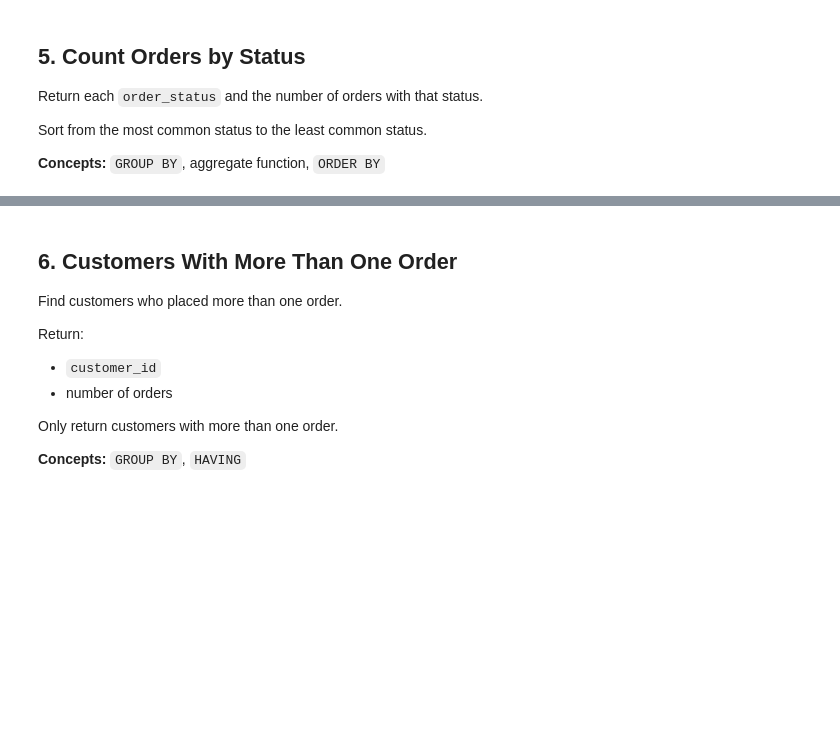
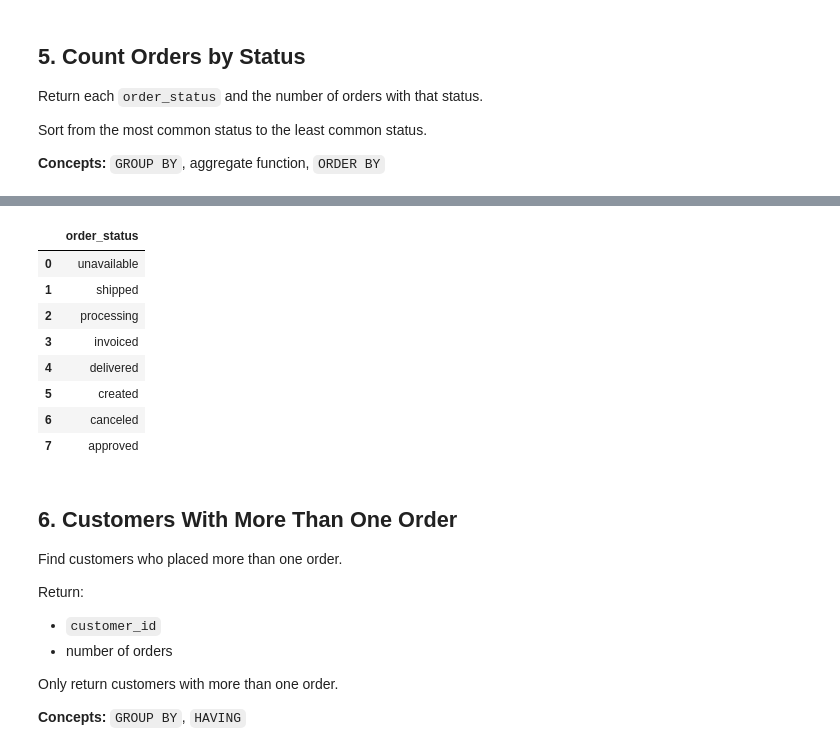
Before and after one commit to Thomasayanfeoluwa/2026-Python-Training-Class---Tutorial-For-Beginners, a Jupyter notebook: OLISTs/exercises_solutions/olists_exercises.ipynb, the cells around one changed output, grey strips where cells are left out. Drawn from its saved outputs; the diff is of its cells as text; code cells hidden in the pictures; blank space fills up the shorter version.

```diff
--- a/OLISTs/exercises_solutions/olists_exercises.ipynb
+++ b/OLISTs/exercises_solutions/olists_exercises.ipynb
@@ -338,3 +343,20 @@ pd.read_sql_query(query, conn)
+# %%
+run_sql("""
+    SELECT order_status
+    FROM orders
+    GROUP BY order_status
+    ORDER BY order_status DESC
+""")
+# %% [output]
+|  | order_status |
+| 0 | unavailable |
+| 1 | shipped |
+| 2 | processing |
+| 3 | invoiced |
+| 4 | delivered |
+| 5 | created |
+| 6 | canceled |
+| 7 | approved |
 # %% [markdown]
 ## 6. Customers With More Than One Order
 
```
Also changed, not shown: parts of 2 cells of this notebook.
